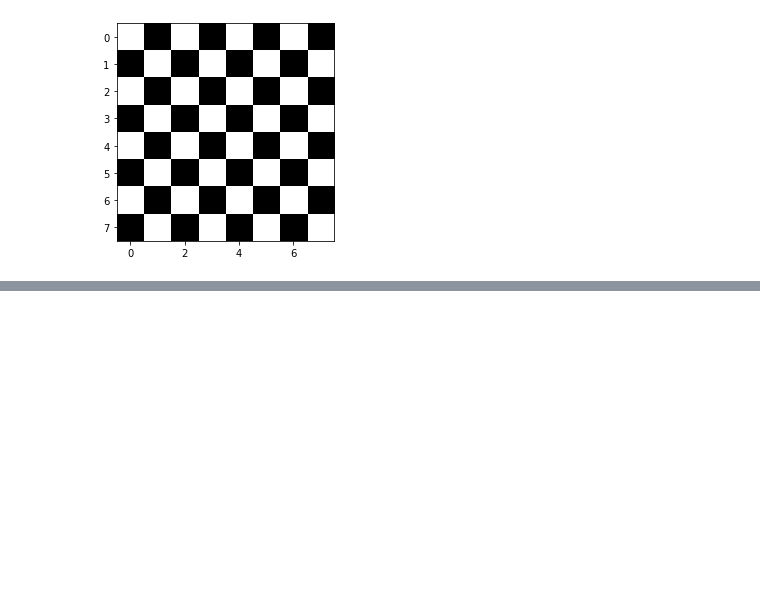
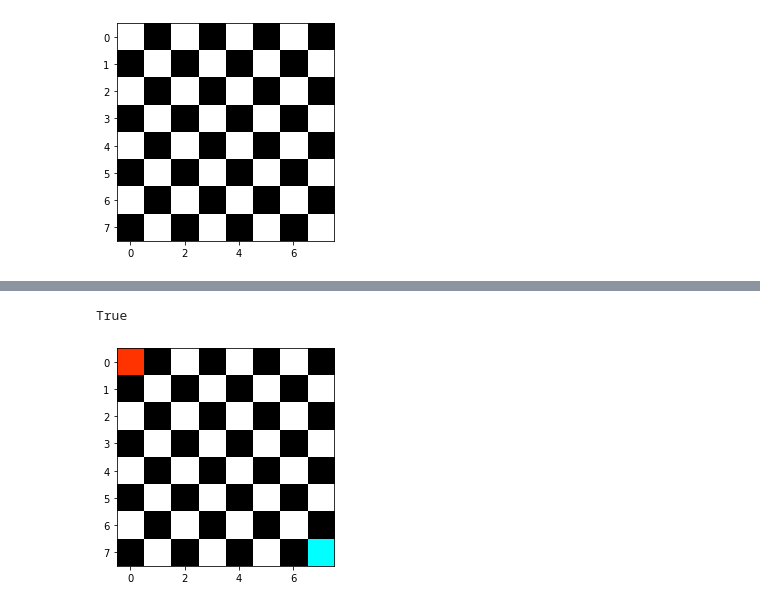
Before and after one commit to ashcaz/chess-board, a Jupyter notebook: chess_board.ipynb, the cells around one changed output, grey strips where cells are left out. Cells and saved outputs as stored; diff of their text form; code cells hidden in the pictures; blank space fills up the shorter version.

```diff
--- a/chess_board.ipynb
+++ b/chess_board.ipynb
@@ -105,0 +107,9 @@ False
+# %%
+new_board.__init__()
+new_board.add_red(0,0)
+new_board.add_blue(7,7)
+new_board.render()
+assert new_board.is_under_attack() == True
+# %% [output]
+True
+[figure, added]
```
Also changed, not shown: parts of 7 cells of this notebook.
